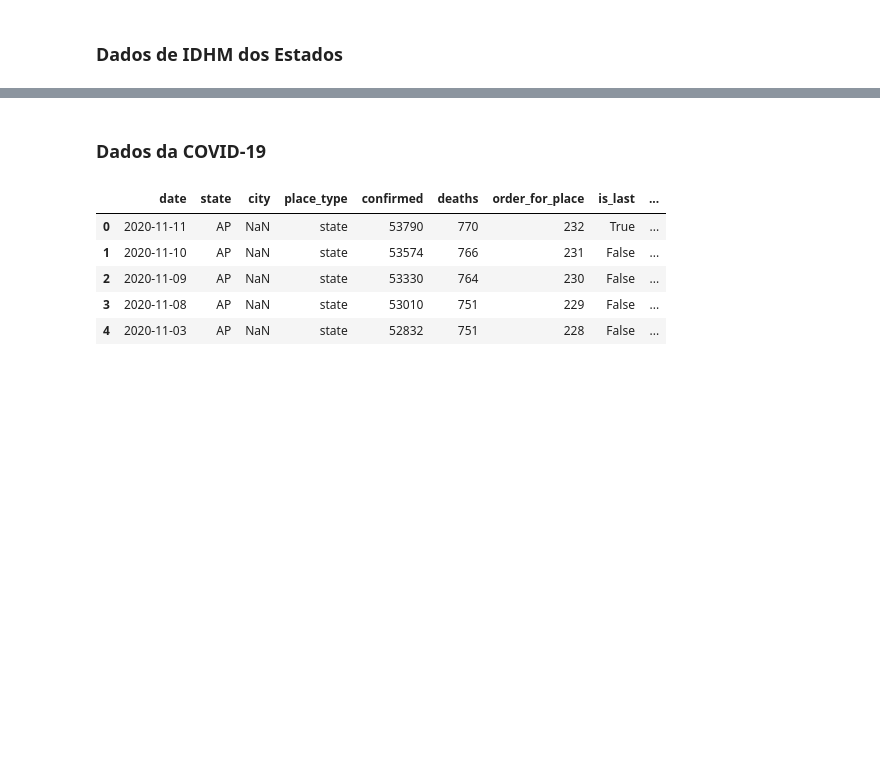
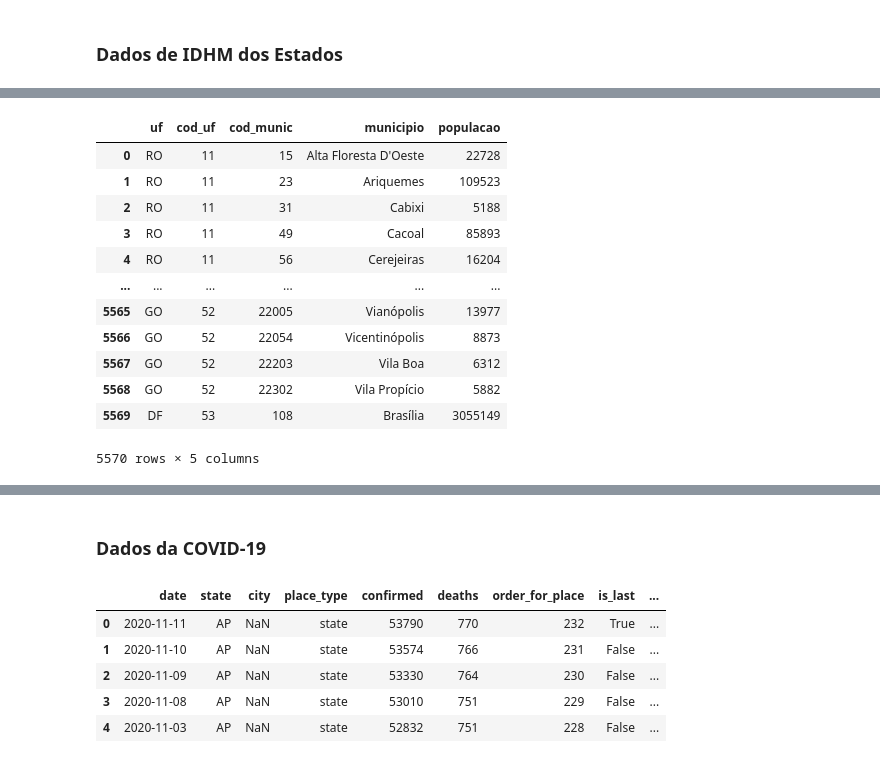
Before and after one commit to gustavopierre/data_science_portfolio, a Jupyter notebook: Gustavo_Moreira_Pierre.ipynb, the cells around one changed output, grey strips where cells are left out. Cells and saved outputs as stored; diff of their text form; code cells hidden in the pictures; blank space fills up the shorter version.

```diff
--- a/Gustavo_Moreira_Pierre.ipynb
+++ b/Gustavo_Moreira_Pierre.ipynb
@@ -70,0 +266,4 @@ pd.options.mode.chained_assignment = None;
+# %%
+for index, row in estados_pop.iterrows():
+    if '(' in str(row['populacao']):
+        estados_pop.loc[index,'populacao'] = ''.join(row['populacao'].split('(')[0].split('.'))
@@ -94,0 +333,2 @@ idhm
+# %%
+municipios_pop.columns=['uf','cod_uf', 'cod_munic', 'municipio','populacao']
@@ -94,0 +350,20 @@ idhm
+# %%
+for index, row in municipios_pop.iterrows():
+    if '(' in str(row['populacao']):
+        municipios_pop.loc[index,'populacao'] = ''.join(row['populacao'].split('(')[0].split('.'))
+# %%
+municipios_pop
+# %% [output]
+|  | uf | cod_uf | cod_munic | municipio | populacao |
+| 0 | RO | 11 | 15 | Alta Floresta D'Oeste | 22728 |
+| 1 | RO | 11 | 23 | Ariquemes | 109523 |
+| 2 | RO | 11 | 31 | Cabixi | 5188 |
+| 3 | RO | 11 | 49 | Cacoal | 85893 |
+| 4 | RO | 11 | 56 | Cerejeiras | 16204 |
+| ... | ... | ... | ... | ... | ... |
+| 5565 | GO | 52 | 22005 | Vianópolis | 13977 |
+| 5566 | GO | 52 | 22054 | Vicentinópolis | 8873 |
+| 5567 | GO | 52 | 22203 | Vila Boa | 6312 |
+| 5568 | GO | 52 | 22302 | Vila Propício | 5882 |
+| 5569 | DF | 53 | 108 | Brasília | 3055149 |
+5570 rows × 5 columns
```
Also changed, not shown: parts of 35 cells of this notebook.
